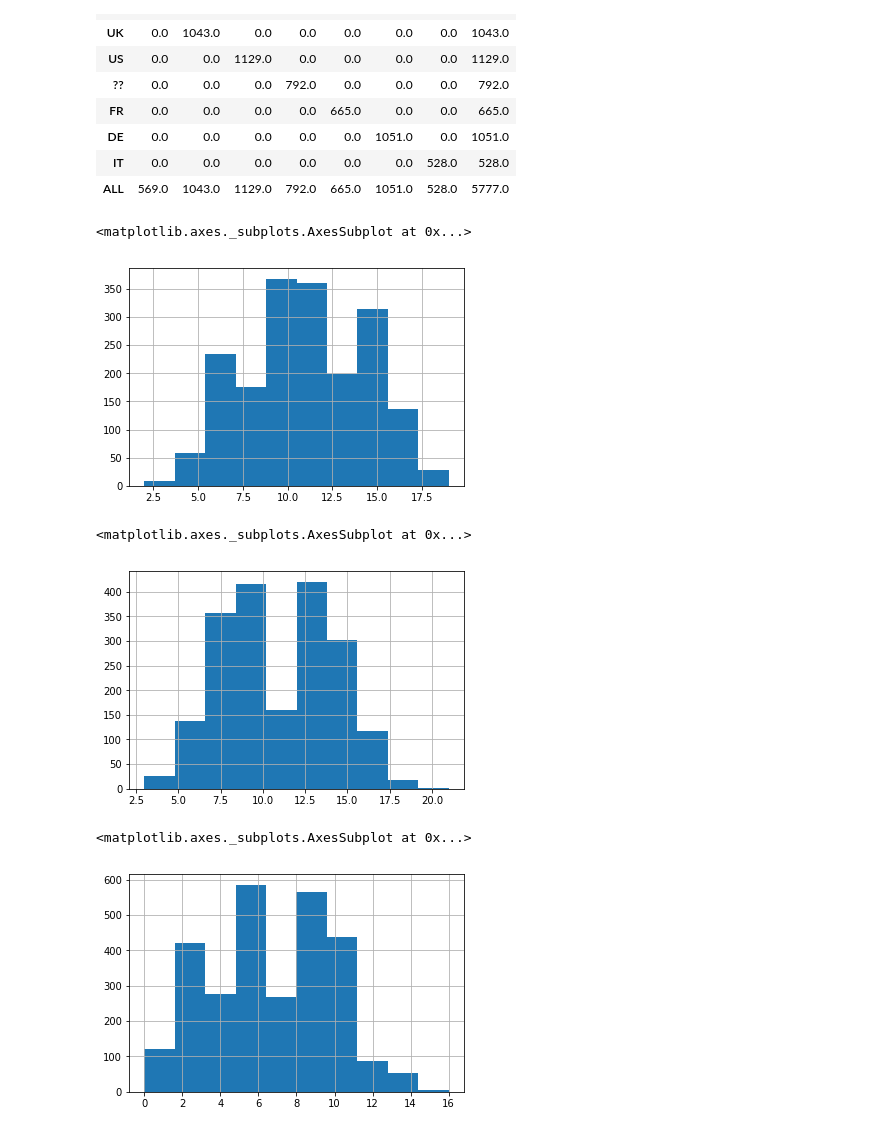
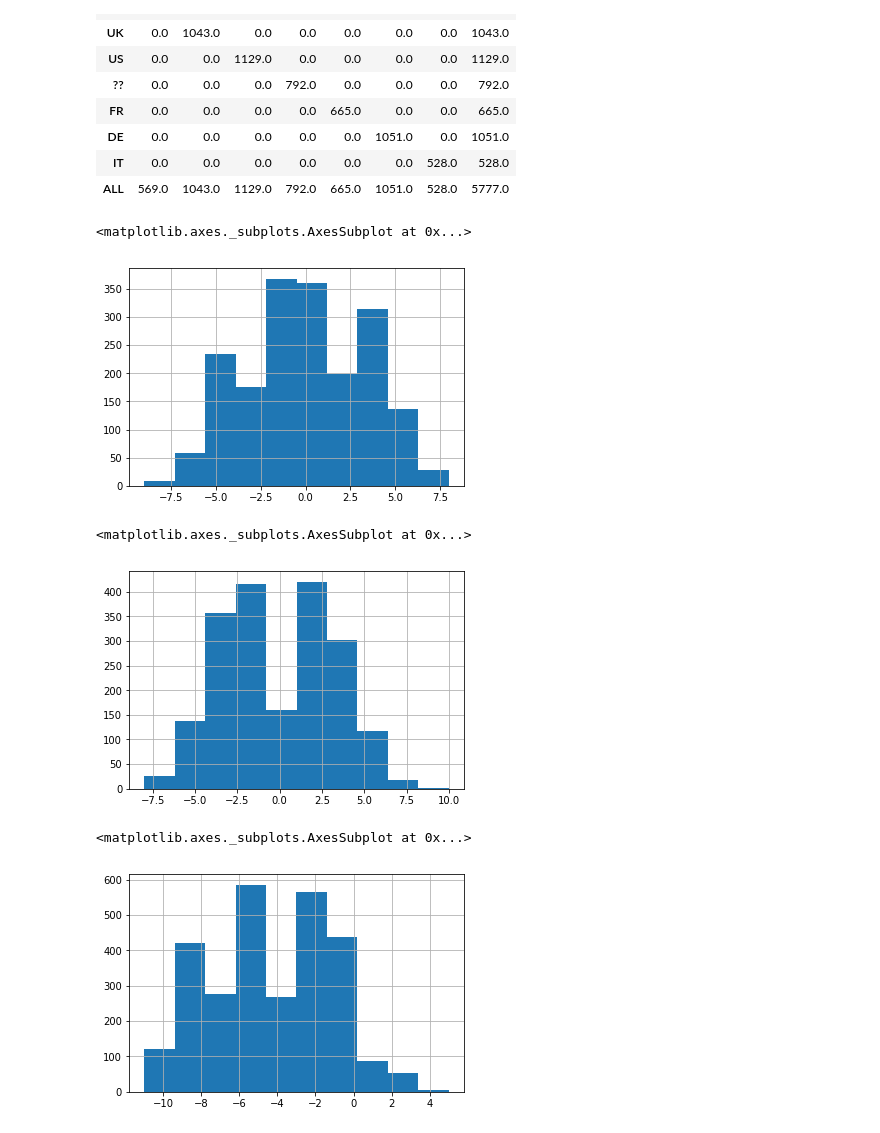
Before and after one commit to asutcl/mtl-xyz, a Jupyter notebook: Coveo Technical Challenge.ipynb, the cells around one changed output. Drawn from its saved outputs; the diff is of its cells as text; code cells hidden in the pictures.

```diff
--- a/Coveo Technical Challenge.ipynb
+++ b/Coveo Technical Challenge.ipynb
@@ -13,9 +14,14 @@ json_data = json.load(open('./city_search.json'))
 helpers.preprocess_json_for_pandas(json_data)
 df = pd.io.json.json_normalize(json_data)
 df['time_of_day'] = pd.Series(df['unix_timestamp'] % helpers.SECONDS_PER_DAY)
+df['hour_of_day'] = pd.Series(df['time_of_day'] // helpers.SECONDS_PER_HOUR)
+df['centered_hour'] = df.apply(helpers.to_GMT, axis=1)
 df['session_date'] = df.apply(lambda row: datetime.datetime.utcfromtimestamp(row['unix_timestamp']), axis=1)
 df['month'] = df.apply(lambda row: row['session_date'].month, axis=1)
+df['day'] = df.apply(lambda row: row['session_date'].day, axis=1)
 df['year'] = df.apply(lambda row: row['session_date'].year, axis=1)
+df['join_month'] = df.apply(lambda row: row['user.joining_date'].split('-')[1], axis=1)
+df['join_day'] = df.apply(lambda row: row['user.joining_date'].split('-')[2], axis=1)
 df['request_count'] = df.apply(lambda row: len(row['cities']), axis=1)
 df.replace('','??', inplace=True)
 df.head()
@@ -94,18 +286,18 @@ user_origins
 | IT | 0.0 | 0.0 | 0.0 | 0.0 | 0.0 | 0.0 | 528.0 | 528.0 |
 | ALL | 569.0 | 1043.0 | 1129.0 | 792.0 | 665.0 | 1051.0 | 528.0 | 5777.0 |
 # %%
-(countries_sessions['IT'].df['time_of_day']//helpers.SECONDS_PER_HOUR).hist()
+(countries_sessions['IT'].df['centered_hour']).hist()
 # %% [output]
 <matplotlib.axes._subplots.AxesSubplot at 0x...>
-[figure, old version]
+[figure, new version]
 # %%
-(countries_sessions['ES'].df['time_of_day']//helpers.SECONDS_PER_HOUR).hist()
+(countries_sessions['ES'].df['centered_hour']).hist()
 # %% [output]
 <matplotlib.axes._subplots.AxesSubplot at 0x...>
-[figure, old version]
+[figure, new version]
 # %%
-(countries_sessions['??'].df['time_of_day']//helpers.SECONDS_PER_HOUR).hist()
+(countries_sessions['??'].df['centered_hour']).hist()
 # %% [output]
 <matplotlib.axes._subplots.AxesSubplot at 0x...>
-[figure, old version]
+[figure, new version]
 # %%
```
Also changed, not shown: parts of 20 cells of this notebook, 4 other files.
